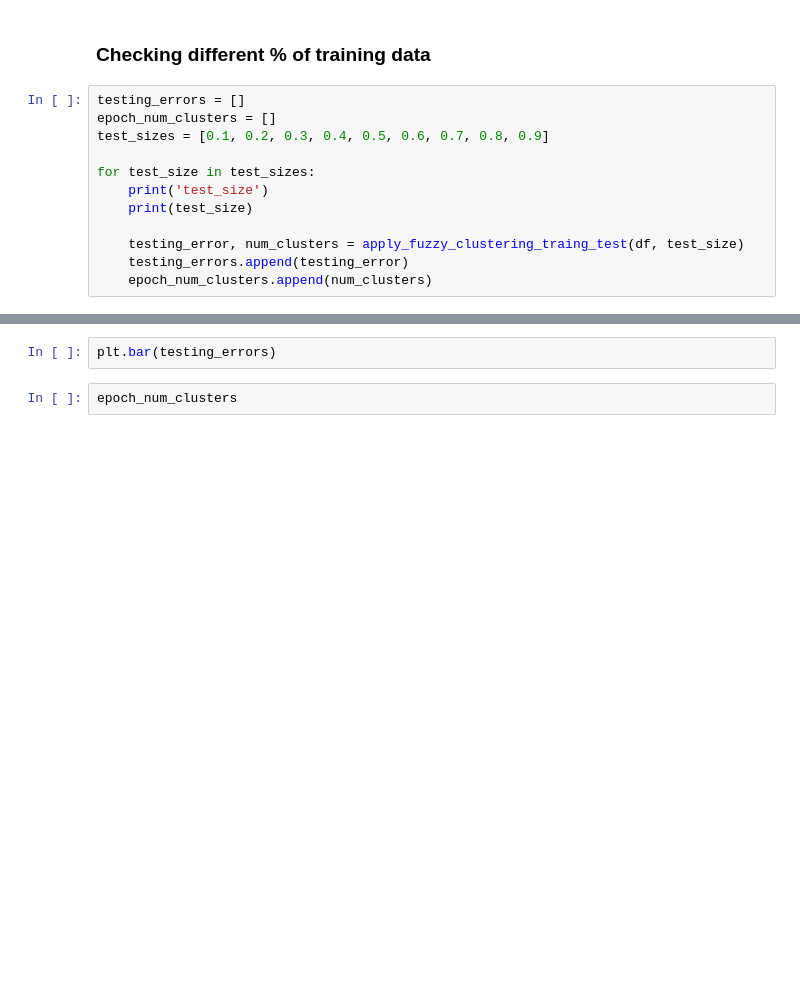
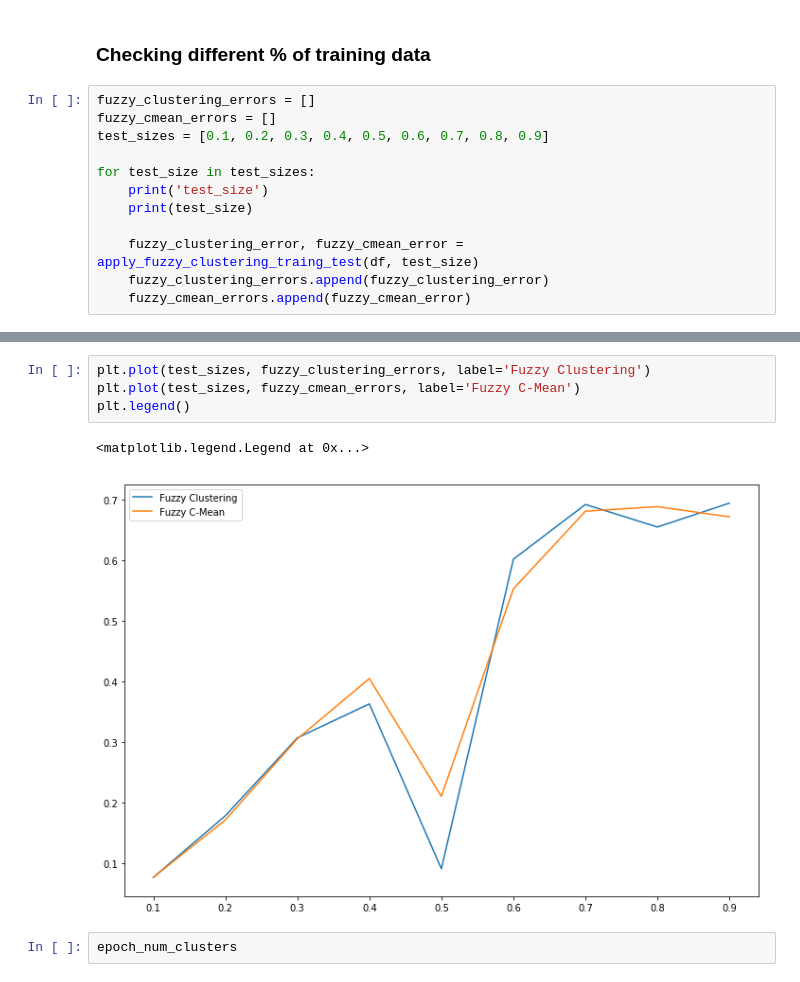
Before and after one commit to Donkeybobo/fuzzyclustering, a Jupyter notebook: 20211214_new_analysis.ipynb, the cells around one changed output, grey strips where cells are left out. Saved outputs shown, nothing was run; the diff lists cells and outputs as text; blank space fills up the shorter version.

```diff
--- a/20211214_new_analysis.ipynb
+++ b/20211214_new_analysis.ipynb
@@ -245,17 +319,17 @@ plt.legend();
 # %% [markdown]
 ### Checking different % of training data
 # %%
-testing_errors = []
-epoch_num_clusters = []
+fuzzy_clustering_errors = []
+fuzzy_cmean_errors = []
 test_sizes = [0.1, 0.2, 0.3, 0.4, 0.5, 0.6, 0.7, 0.8, 0.9]
 
 for test_size in test_sizes:
     print('test_size')
     print(test_size)
 
-    testing_error, num_clusters = apply_fuzzy_clustering_traing_test(df, test_size)
-    testing_errors.append(testing_error)
-    epoch_num_clusters.append(num_clusters)
+    fuzzy_clustering_error, fuzzy_cmean_error = apply_fuzzy_clustering_traing_test(df, test_size)
+    fuzzy_clustering_errors.append(fuzzy_clustering_error)
+    fuzzy_cmean_errors.append(fuzzy_cmean_error)
 # %% [output]
 test_size
 0.1
@@ -267,5 +351,10 @@ Running QPSO...
-# %%
-plt.bar(testing_errors)
+# %%
+plt.plot(test_sizes, fuzzy_clustering_errors, label='Fuzzy Clustering')
+plt.plot(test_sizes, fuzzy_cmean_errors, label='Fuzzy C-Mean')
+plt.legend()
+# %% [output]
+<matplotlib.legend.Legend at 0x...>
+[figure, added]
 # %%
 epoch_num_clusters
 # %% [markdown]
```
Also changed, not shown: parts of 2 cells of this notebook, 1 other file.
